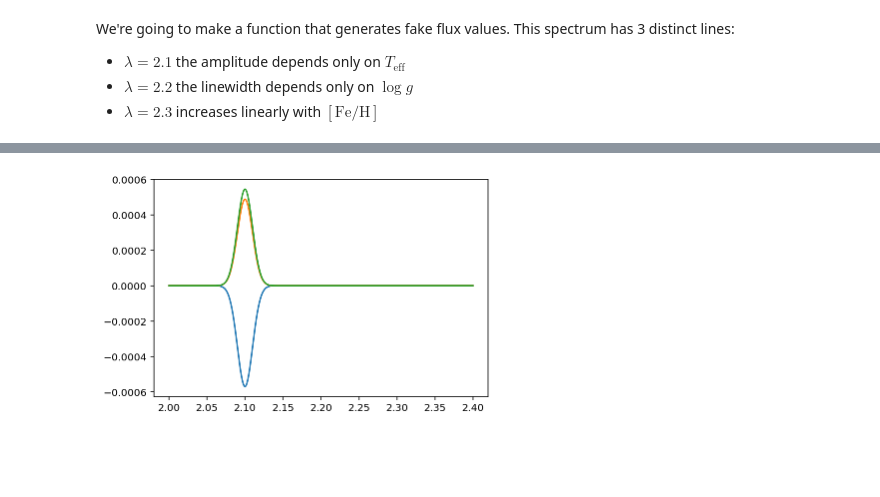
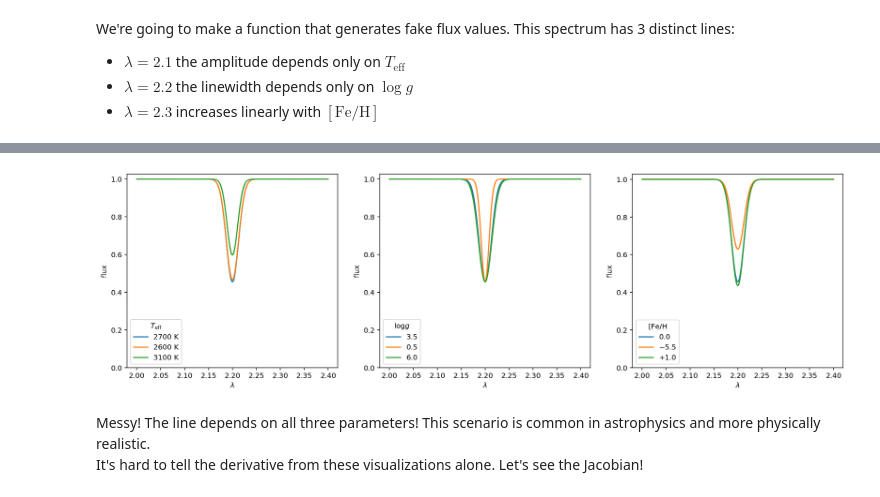
Before and after one commit to gully/TgiF, a Jupyter notebook: notebooks/01_toy_spectrum.ipynb, the cells around one changed output, grey strips where cells are left out. Saved outputs shown, nothing was run; the diff lists cells and outputs as text; code cells hidden in the pictures; blank space fills up the shorter version.

```diff
--- a/notebooks/01_toy_spectrum.ipynb
+++ b/notebooks/01_toy_spectrum.ipynb
@@ -94,18 +174,11 @@ for i in R: plt.plot(wl,i)
 # %%
-def synthetic_spectrum(a):
+def synthetic_spectrum_confounded(a):
     """generate a synthetic spectrum"""
     teff, logg, fe_h = a
-    t1, t2, t3 = teff
-    amp1 = (0.2*np.exp(-((t1-1200)/300)**2) +
-           0.3*np.exp(-((t2-1250)/400)**2) +
-           0.4*np.exp(-((t3-1300)/500)**2) )
-    line1 = line_profile(2.1, amp1, 0.01)
 
-    width2 = 0.01 + 0.002*(0.5+np.arctan( ((logg - 3)/0.5) / (np.pi/4) ))
-    line2 = line_profile(2.2, 0.3, width2)
+    amp1 = 0.3*np.exp(-((teff-2700)/500)**2) + 0.1*np.sqrt(6+fe_h)
+    width1 = 0.01 + 0.002*(0.5+np.arctan( ((logg - 3)/0.5) / (np.pi/4) ))
+    line1 = line_profile(2.2, amp1, width1)
 
-    amp3 = 0.0 + 0.1*np.sqrt(6+fe_h)
-    line3 = line_profile(2.3, amp3, 0.01)
-
-    net_flux = 1 - (line1 + line2 + line3)
+    net_flux = 1 - (line1)
     return net_flux
@@ -119,4 +185,26 @@ F = jacfwd(synthetic_spectrum)(((1000.0,1400.0,1500.0), 0.1, 0.0))
-# %%
-for i in F[0]: plt.plot(wl,i)
-# %% [output]
-[figure, removed]
+# %%
+flux = synthetic_spectrum_confounded((2700, 3.5, 0.0))
+# %%
+fig, axes = plt.subplots(1, 3, figsize=(18, 5))
+
+
+axes[0].step(wl, flux, label='2700 K');
+axes[0].step(wl, synthetic_spectrum_confounded((2600, 3.5, 0.0)), label='2600 K')
+axes[0].step(wl, synthetic_spectrum_confounded((3100, 3.0, 0.0)), label='3100 K')
+axes[0].set_xlabel('$\lambda$'); axes[0].set_ylabel('flux');axes[0].legend(loc='best', title='$T_{\mathrm{eff}}$');axes[0].set_ylim(0);
+
+axes[1].step(wl, flux, label='3.5');
+axes[1].step(wl, synthetic_spectrum_confounded((2700, 0.5, 0.0)), label='0.5')
+axes[1].step(wl, synthetic_spectrum_confounded((2700, 6.0, 0.0)), label='6.0')
+axes[1].set_xlabel('$\lambda$'); axes[1].set_ylabel('flux');axes[1].legend(loc='best', title='$\log{g}$');axes[1].set_ylim(0);
+
+
+axes[2].step(wl, flux, label='0.0');
+axes[2].step(wl, synthetic_spectrum_confounded((2700, 3.5, -5.5)), label='$-5.5$')
+axes[2].step(wl, synthetic_spectrum_confounded((2700, 3.5, 1.0)), label='+1.0')
+axes[2].set_xlabel('$\lambda$'); axes[2].set_ylabel('flux');axes[2].legend(loc='best', title='$[\mathrm{Fe}/\mathrm{H}$');axes[2].set_ylim(0);
+# %% [output]
+[figure, added]
+# %% [markdown]
+Messy!  The line depends on all three parameters!  This scenario is common in astrophysics and more physically realistic.
+It's hard to tell the derivative from these visualizations alone.  Let's see the Jacobian!
```
Also changed, not shown: parts of 43 cells of this notebook.
